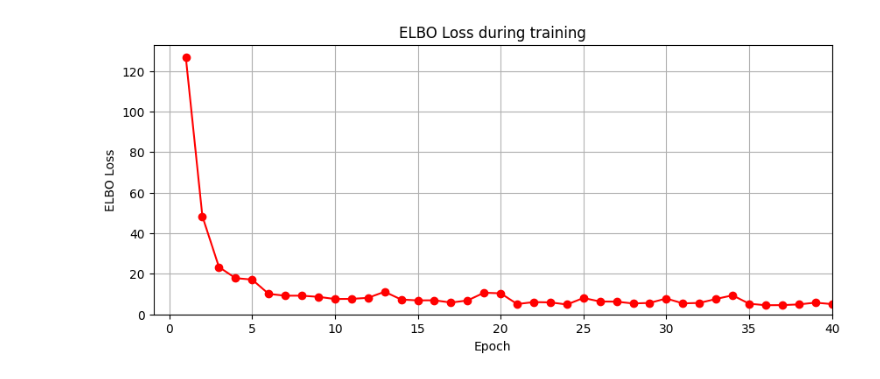
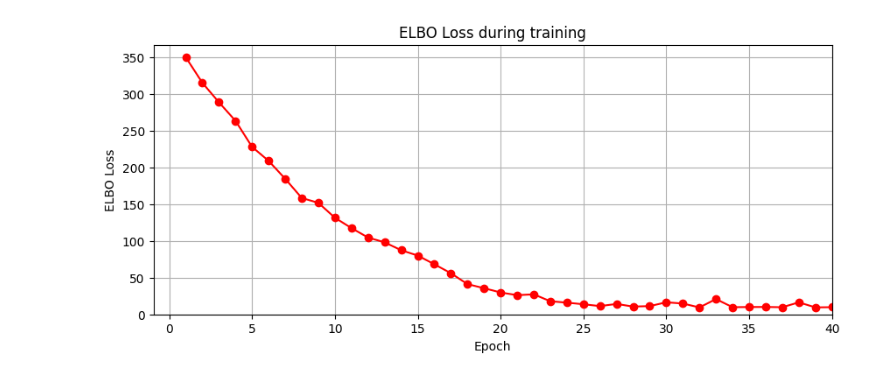
Before and after one commit to connormcmanigal/IoT-IDS-VAE-Classification, a Jupyter notebook: some_looking_around.ipynb, the cells around one changed output. Cells and saved outputs as stored; diff of their text form; code cells hidden in the pictures.

```diff
--- a/some_looking_around.ipynb
+++ b/some_looking_around.ipynb
@@ -126,28 +119,27 @@ train_dataset = torch.utils.data.TensorDataset(X_train)
 train_loader = torch.utils.data.DataLoader(train_dataset, batch_size = batch_size, shuffle = True)
 # %%
 vae3=VAE3(latent_dim=40, in_out_dim=X_train.shape[1], hidden_dim=400)
-optimizer=optim.Adam(vae3.parameters(), lr=1e-5)
+optimizer=optim.Adam(vae3.parameters(), lr=1e-6)
 beta_losses=[]
 epochs=40
 
 for epoch in range(epochs):
     vae3.train()
     for data in train_loader:
         data=data[0]
         optimizer.zero_grad()
         recon, mu, sigma=vae3(data)
-        loss=combo_elbo(recon, data, mu, sigma, cat_feature_indicies=cat_feature_idx)
-        # loss=beta_elbow(recon, data, mu, sigma)
+        loss=vae3.combo_elbo(recon, data, mu, sigma, cat_feature_indicies=cat_feature_idx)
         loss.backward()
         optimizer.step()
     beta_losses.append(loss.item())
 
     clear_output(wait=True)
     plt.figure(figsize=(10,4))
     plot_loss(beta_losses)
     plt.xlim(right=40)
     plt.show()
 
     print(f'Epoch [{epoch + 1}/{40}], ELBO Loss: {loss.item():.4f}')
 # %% [output]
-[figure, old version]
+[figure, new version]
```
Also changed, not shown: parts of 4 cells of this notebook, 2 other files.
